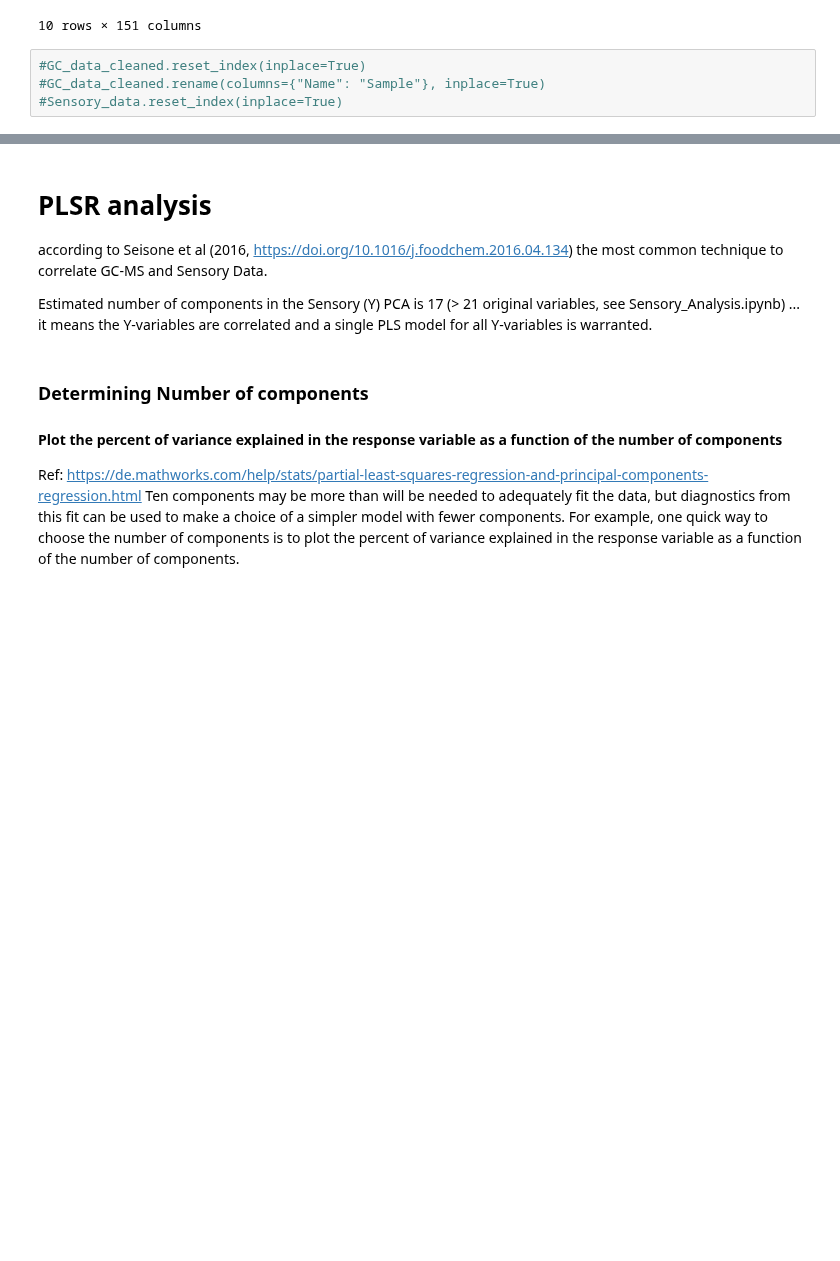
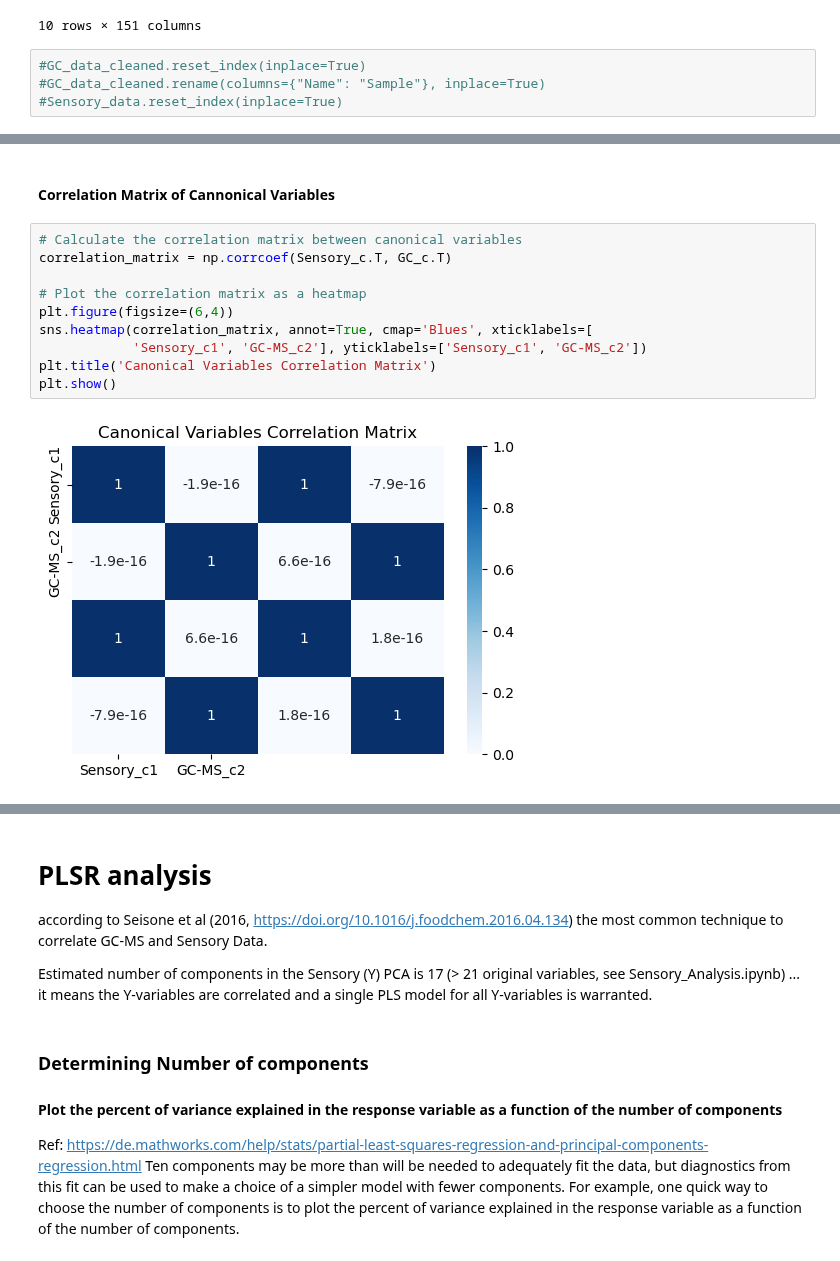
Before and after one commit to bokulich-publications/microterroir, a Jupyter notebook: Correlate_GC_Sensory.ipynb, the cells around one changed output, grey strips where cells are left out. Cells and saved outputs as stored; diff of their text form; blank space fills up the shorter version.

```diff
--- a/Correlate_GC_Sensory.ipynb
+++ b/Correlate_GC_Sensory.ipynb
@@ -83 +126,15 @@ cca_df1, cca_df2 = cca.transform(Sensory_data, GC_data_cleaned)
+# %% [markdown]
+#### Correlation Matrix of Cannonical Variables
+# %%
+# Calculate the correlation matrix between canonical variables
+correlation_matrix = np.corrcoef(Sensory_c.T, GC_c.T)
+
+# Plot the correlation matrix as a heatmap
+plt.figure(figsize=(6,4))
+sns.heatmap(correlation_matrix, annot=True, cmap='Blues', xticklabels=[
+            'Sensory_c1', 'GC-MS_c2'], yticklabels=['Sensory_c1', 'GC-MS_c2'])
+plt.title('Canonical Variables Correlation Matrix')
+plt.show()
+# %% [output]
+[figure, added]
 # %%
```
Also changed, not shown: parts of 44 cells of this notebook, 1 other file.
